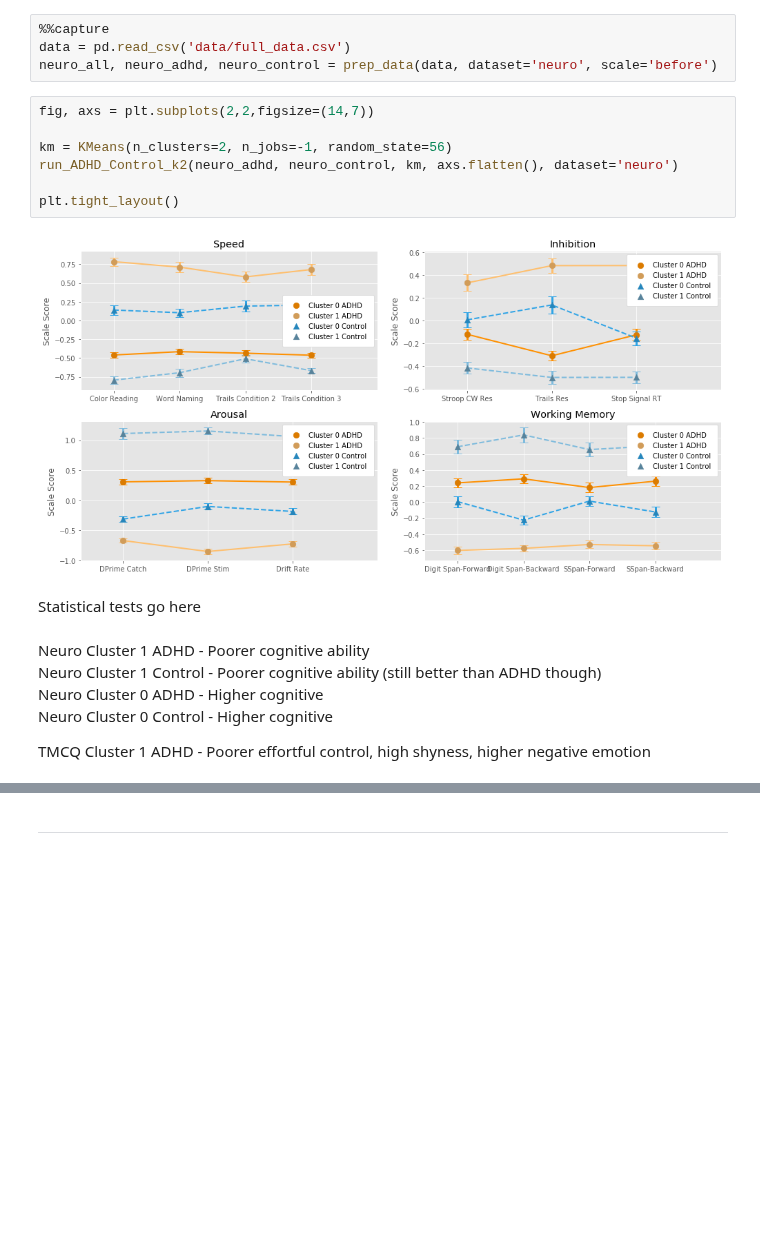
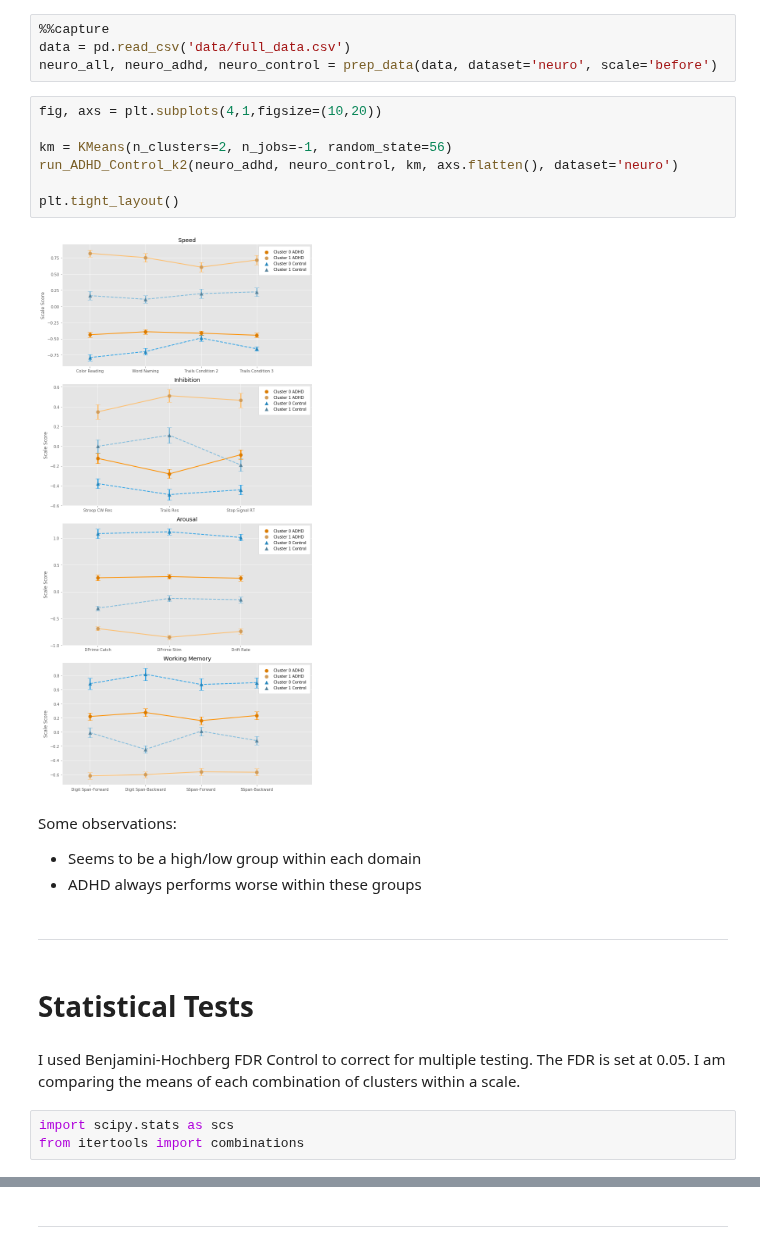
Before and after one commit to cjsmith015/Machine_Learning_and_ADHD, a Jupyter notebook: Unsupervised Learning.ipynb, the cells around one changed output, grey strips where cells are left out. Drawn from its saved outputs; the diff is of its cells as text; blank space fills up the shorter version.

```diff
--- a/Unsupervised Learning.ipynb
+++ b/Unsupervised Learning.ipynb
@@ -172,20 +186,24 @@ We will now examine the neuro scores. We normalize the whole dataset, and then s
 data = pd.read_csv('data/full_data.csv')
 neuro_all, neuro_adhd, neuro_control = prep_data(data, dataset='neuro', scale='before')
 # %%
-fig, axs = plt.subplots(2,2,figsize=(14,7))
+fig, axs = plt.subplots(4,1,figsize=(10,20))
 
 km = KMeans(n_clusters=2, n_jobs=-1, random_state=56)
 run_ADHD_Control_k2(neuro_adhd, neuro_control, km, axs.flatten(), dataset='neuro')
 
 plt.tight_layout()
 # %% [output]
-[figure, old version]
+[figure, new version]
-# %% [markdown]
-Statistical tests go here
-# %% [markdown]
-Neuro Cluster 1 ADHD - Poorer cognitive ability
-Neuro Cluster 1 Control - Poorer cognitive ability (still better than ADHD though)
-Neuro Cluster 0 ADHD - Higher cognitive
-Neuro Cluster 0 Control - Higher cognitive
-
-TMCQ Cluster 1 ADHD - Poorer effortful control, high shyness, higher negative emotion
+# %% [markdown]
+Some observations:
+ - Seems to be a high/low group within each domain
+ - ADHD always performs worse within these groups
+# %% [markdown]
+---
+# %% [markdown]
+# Statistical Tests
+# %% [markdown]
+I used Benjamini-Hochberg FDR Control to correct for multiple testing. The FDR is set at 0.05. I am comparing the means of each combination of clusters within a scale.
+# %%
+import scipy.stats as scs
+from itertools import combinations
```
Also changed, not shown: parts of 29 cells of this notebook, 2 other files.
